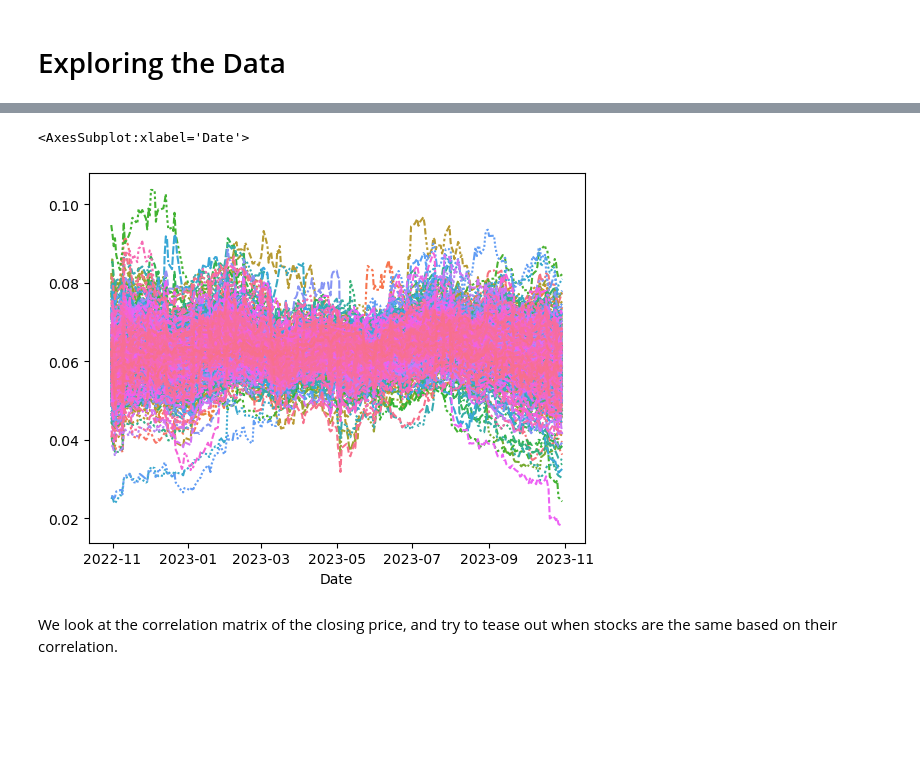
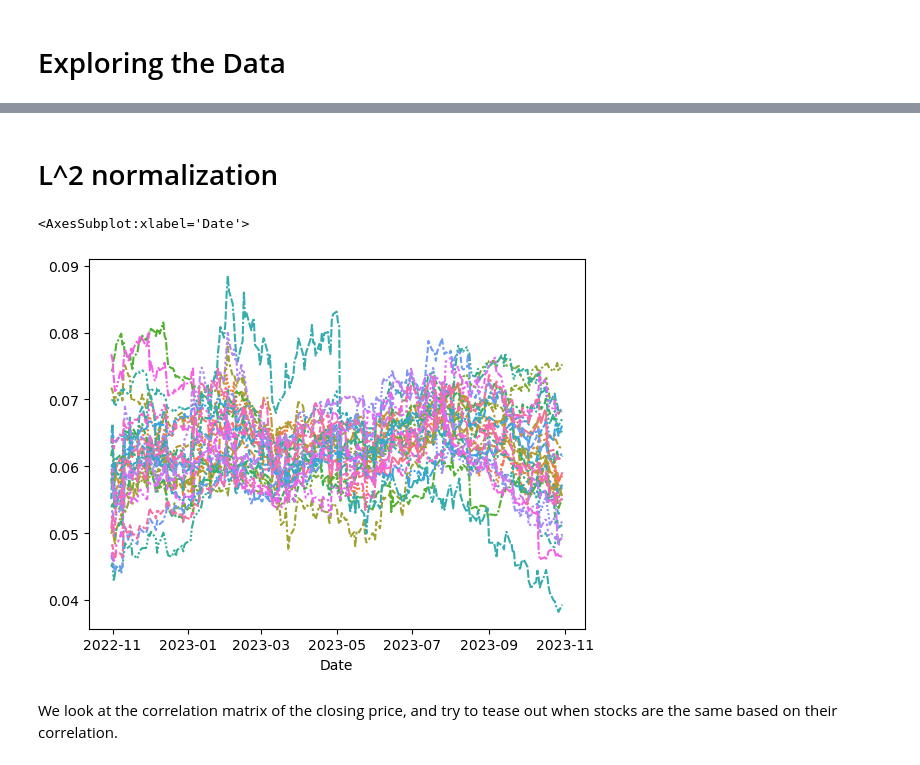
Before and after one commit to AssafBarNatan/SP500-clustering, a Jupyter notebook: EDA.ipynb, the cells around one changed output, grey strips where cells are left out. Saved outputs shown, nothing was run; the diff lists cells and outputs as text; code cells hidden in the pictures; blank space fills up the shorter version.

```diff
--- a/EDA.ipynb
+++ b/EDA.ipynb
@@ -43,13 +36,12 @@ For this exploration, we will use L^2 normalization
-# %%
-try:
-    closing_prices_l2 = pd.read_pickle(f"./data/stocks/closing_prices_l2.pkl")
-except FileNotFoundError:
-    closing_prices_l2 = closing_prices / closing_prices.apply(lambda x: np.linalg.norm(x))
-    closing_prices_l2.to_pickle(f"./data/stocks/closing_prices_l2.pkl")
-
-sns.lineplot(data = closing_prices_l2, legend = None)
-# %% [output]
-<AxesSubplot:xlabel='Date'>
-[figure, removed]
+# %% [markdown]
+# L^2 normalization
+# %%
+from data_processing.preprocessing import l2_normalization
+
+closing_prices_l2 = l2_normalization(closing_prices)
+sns.lineplot(data = closing_prices_l2.sample(30, axis = 1), legend = None)
+# %% [output]
+<AxesSubplot:xlabel='Date'>
+[figure, added]
 # %% [markdown]
 We look at the correlation matrix of the closing price, and try to tease out when stocks are the same based on their correlation.
```
Also changed, not shown: parts of 46 cells of this notebook, 10 other files.
